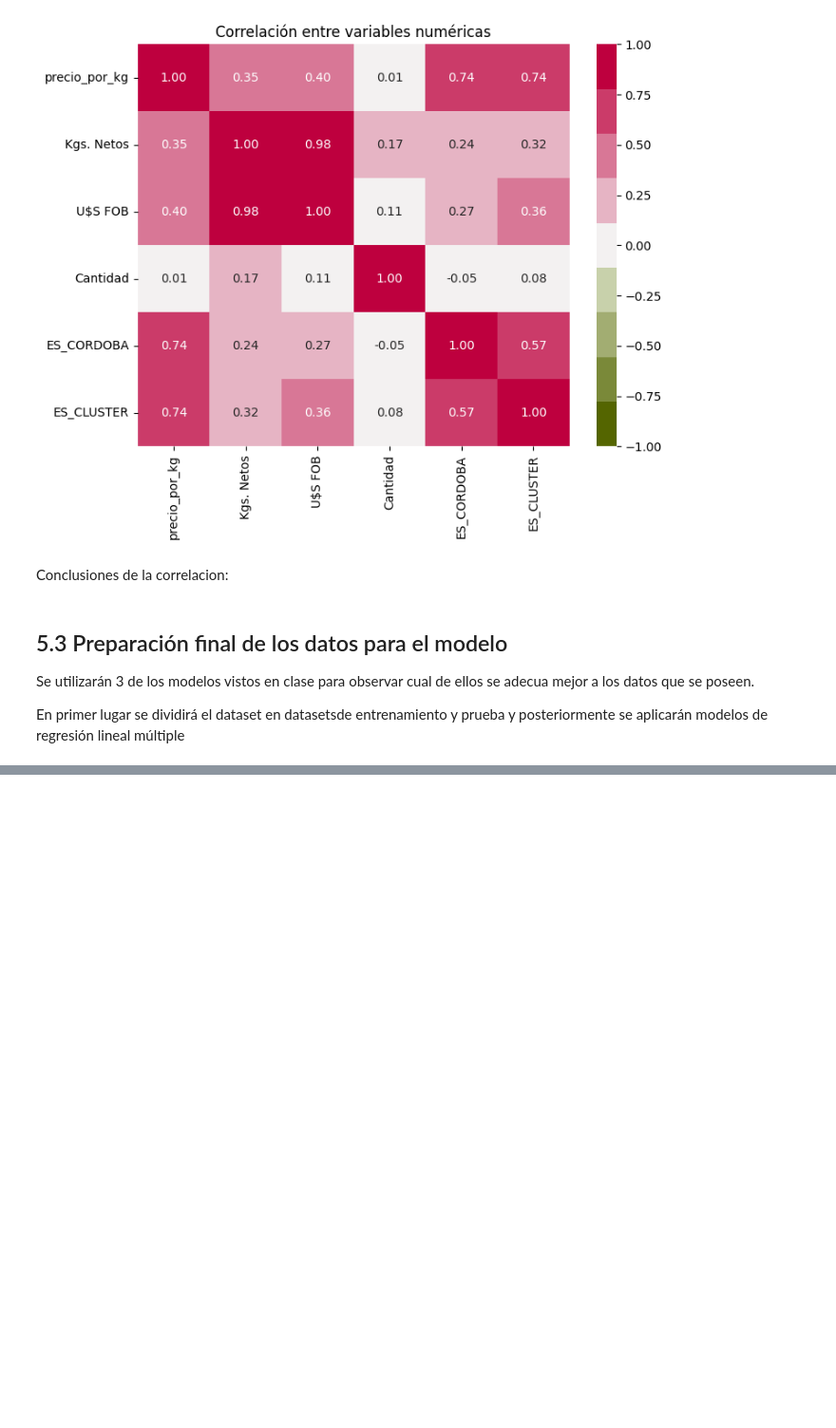
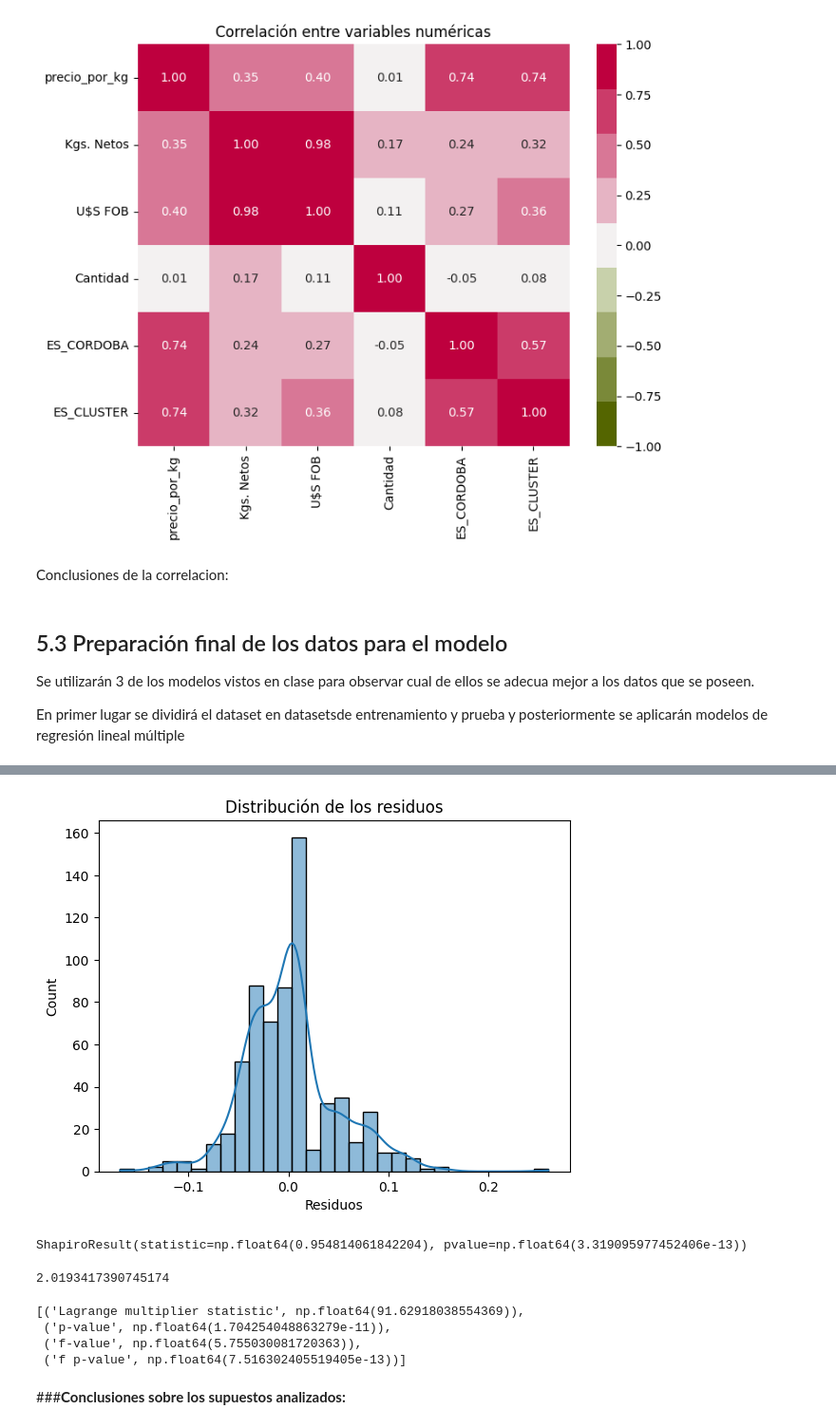
Before and after one commit to Renata-Bilotti/Hackatho-Grupo-4, a Jupyter notebook: Hacathon_Grupo_4_Mercado_de_Alfalfa.ipynb, the cells around one changed output, grey strips where cells are left out. Shown at 95% size. Saved outputs shown, nothing was run; the diff lists cells and outputs as text; code cells hidden in the pictures; blank space fills up the shorter version.

```diff
--- a/Hacathon_Grupo_4_Mercado_de_Alfalfa.ipynb
+++ b/Hacathon_Grupo_4_Mercado_de_Alfalfa.ipynb
@@ -1417,0 +1596,30 @@ En primer lugar se dividirá el dataset en datasetsde entrenamiento y prueba y p
+# %%
+sns.histplot(residuos, bins=30, kde=True)
+plt.title('Distribución de los residuos')
+plt.xlabel('Residuos')
+plt.show()
+# %% [output]
+[figure, added]
+# %%
+# Test de Shapiro-Wilk (normalidad de los residuos)
+print(shapiro(residuos))
+# %% [output]
+ShapiroResult(statistic=np.float64(0.954814061842204), pvalue=np.float64(3.319095977452406e-13))
+# %%
+# Test de Durbin-Watson (independencia de los residuos)
+print(durbin_watson(residuos))
+# %% [output]
+2.0193417390745174
+# %%
+# Test de Breusch-Pagan (homocedasticidad)
+X_test_const = sm.add_constant(X_test.astype(float))
+names = ['Lagrange multiplier statistic', 'p-value', 'f-value', 'f p-value']
+test_bp = smf.het_breuschpagan(residuos, X_test_const)
+lzip(names, test_bp)
+# %% [output]
+[('Lagrange multiplier statistic', np.float64(91.62918038554369)),
+ ('p-value', np.float64(1.704254048863279e-11)),
+ ('f-value', np.float64(5.755030081720363)),
+ ('f p-value', np.float64(7.516302405519405e-13))]
+# %% [markdown]
+###**Conclusiones sobre los supuestos analizados:**
```
Also changed, not shown: parts of 28 cells of this notebook.
